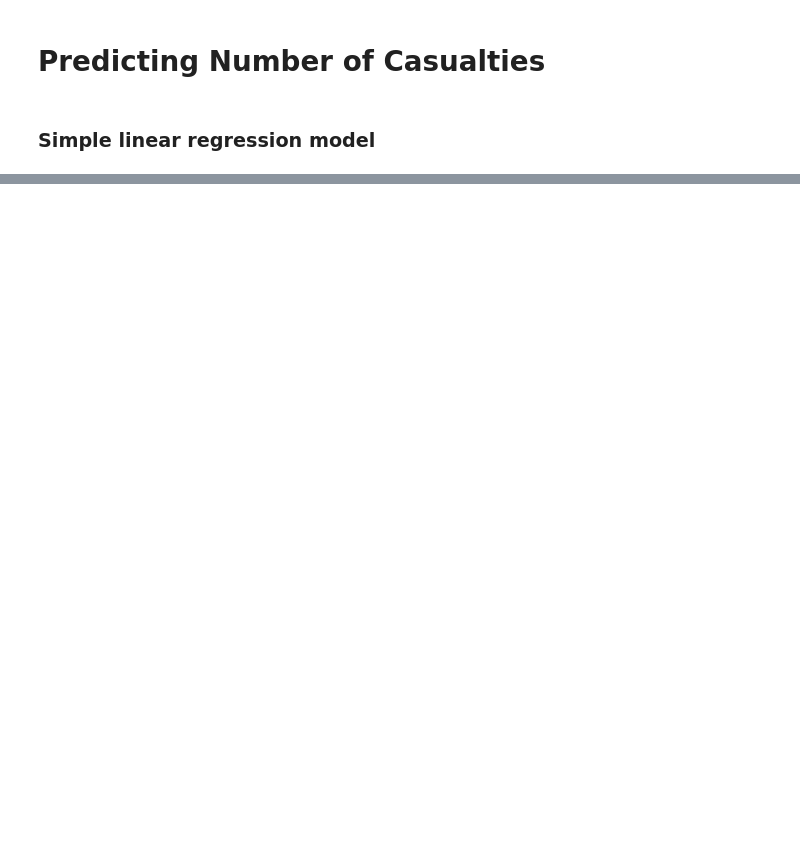
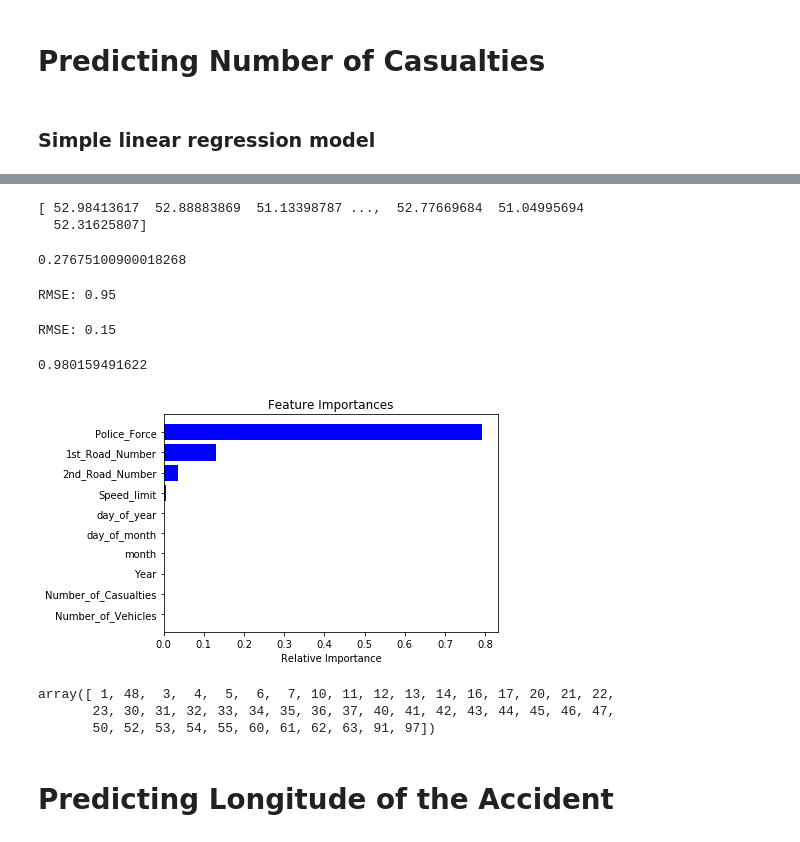
Before and after one commit to aremirata/uk_traffic_accidents, a Jupyter notebook: Machine Learning Predictive Models for Traffic Data.ipynb, the cells around one changed output, grey strips where cells are left out. Drawn from its saved outputs; the diff is of its cells as text; code cells hidden in the pictures; blank space fills up the shorter version.

```diff
--- a/Machine Learning Predictive Models for Traffic Data.ipynb
+++ b/Machine Learning Predictive Models for Traffic Data.ipynb
@@ -136,0 +323,53 @@ ValueError: could not convert string to float: 'E01013550'
+# %%
+regr2 = linear_model.LinearRegression()
+# %%
+regr2.fit(X2_train, y2_train)
+print(regr2.predict(X2_test))
+# %% [output]
+[ 52.98413617  52.88883869  51.13398787 ...,  52.77669684  51.04995694
+  52.31625807]
+# %%
+regr2.score(X2_test,y2_test)
+# %% [output]
+0.27675100900018268
+# %%
+# Calculate the Root Mean Squared Error
+print("RMSE: %.2f"
+      % math.sqrt(np.mean((regr2.predict(X2_test) - y2_test) ** 2)))
+# %% [output]
+RMSE: 0.95
+# %%
+# Let's try XGboost algorithm to see if we can get better results
+xgb2 = xgboost.XGBRegressor(nthread=-1)
+# %%
+# Calculate the Root Mean Squared Error
+print("RMSE: %.2f"
+      % math.sqrt(np.mean((xgb2.predict(X2_test) - y2_test) ** 2)))
+# %% [output]
+RMSE: 0.15
+# %%
+xgb2.fit(X2_train,y2_train)
+predictions2 = xgb2.predict(X2_test)
+print(explained_variance_score(predictions2,y2_test))
+# %% [output]
+0.980159491622
+# %%
+features2 = np.array(features2)
+importances2 = xgb2.feature_importances_[:10]
+indices2 = np.argsort(importances2)
+
+plt.title('Feature Importances')
+plt.barh(range(len(indices2)), importances2[indices2], color='b', align='center')
+plt.yticks(range(len(indices2)), features2[indices2])
+plt.xlabel('Relative Importance')
+plt.show()
+# %% [output]
+[figure, added]
+# %%
+df2['Police_Force'].unique()
+# %% [output]
+array([ 1, 48,  3,  4,  5,  6,  7, 10, 11, 12, 13, 14, 16, 17, 20, 21, 22,
+       23, 30, 31, 32, 33, 34, 35, 36, 37, 40, 41, 42, 43, 44, 45, 46, 47,
+       50, 52, 53, 54, 55, 60, 61, 62, 63, 91, 97])
+# %% [markdown]
+# Predicting Longitude of the Accident
```
Also changed, not shown: parts of 44 cells of this notebook, 2 other files.
